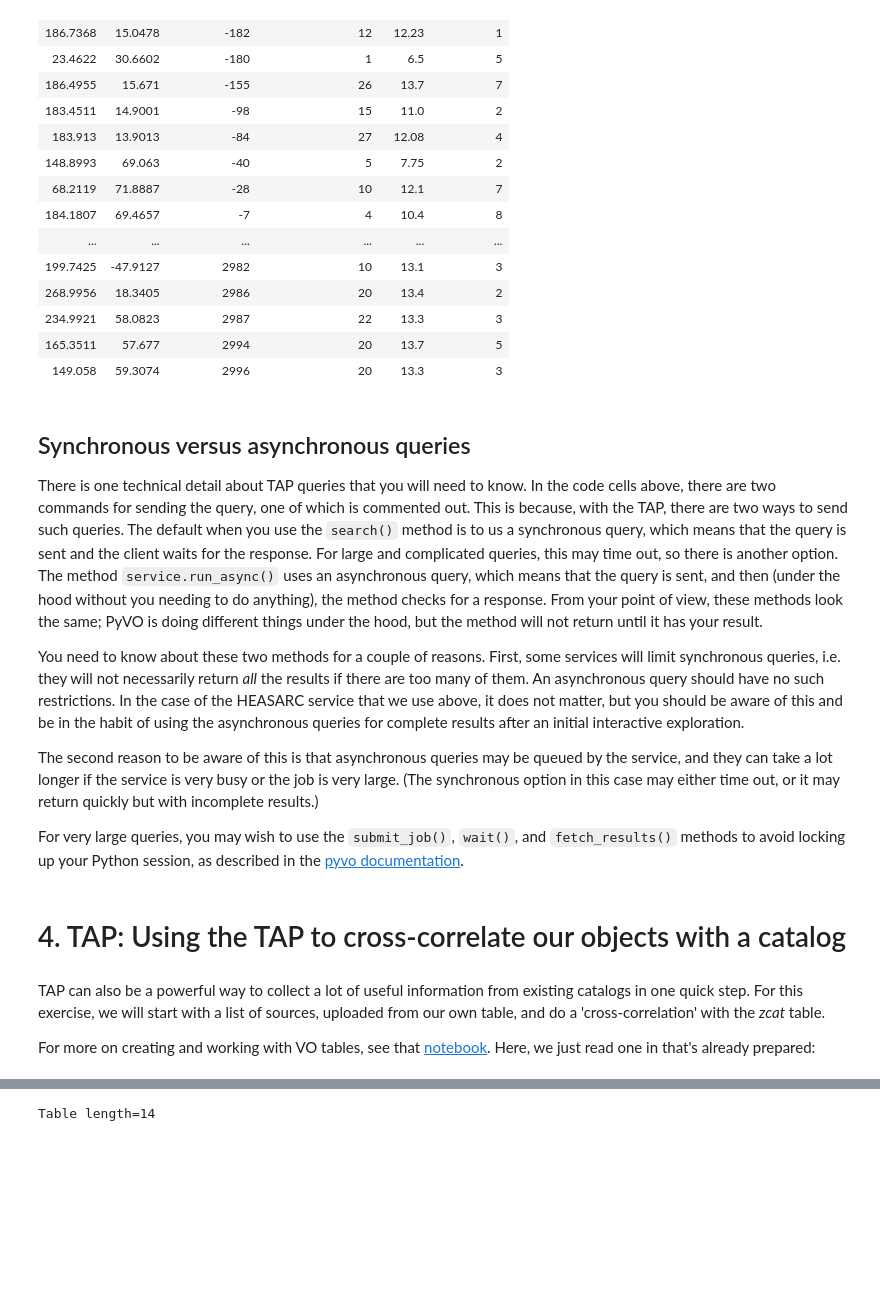
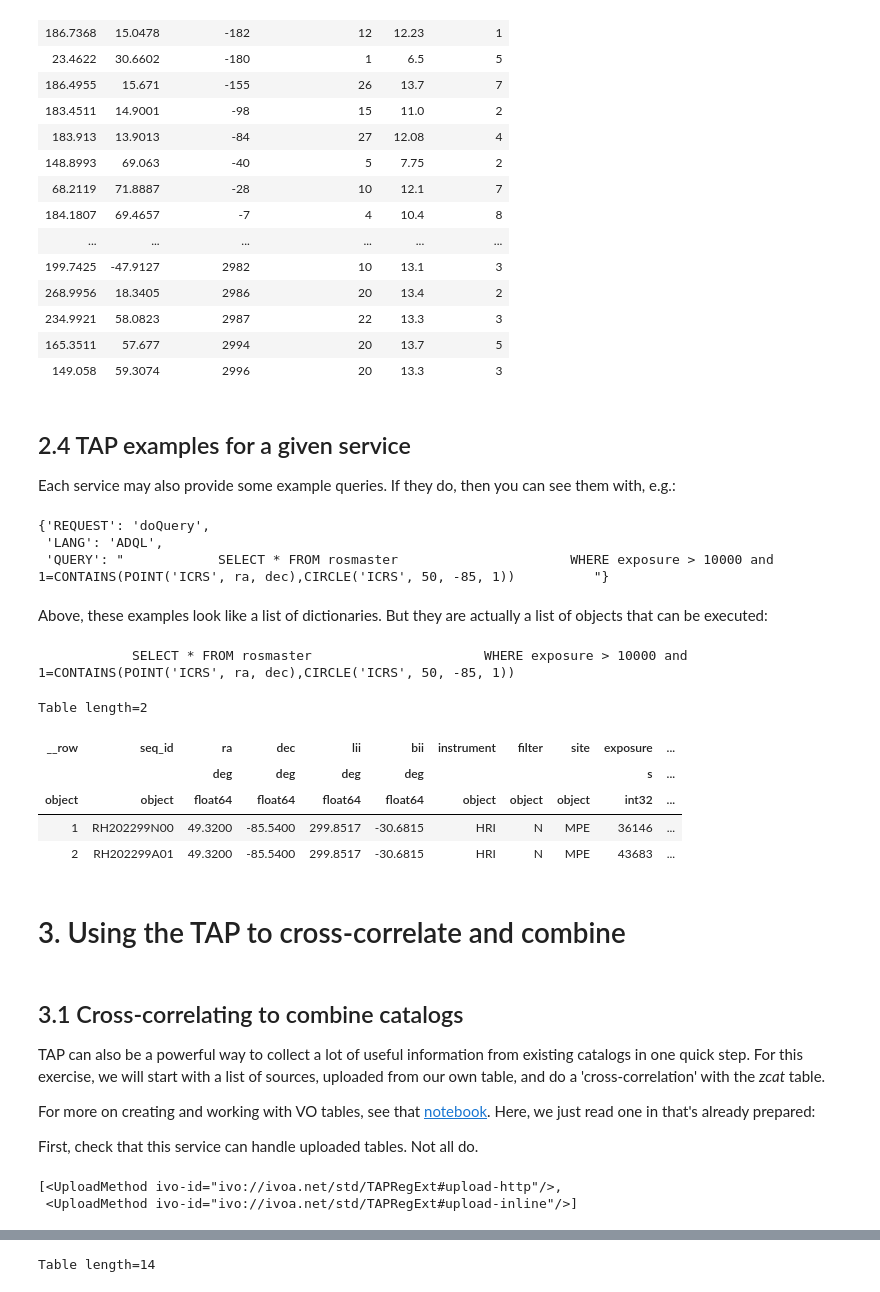
Before and after one commit to NASA-NAVO/navo-workshop, a Jupyter notebook: notebooks/Tables/exec_CS_Catalog_queries.ipynb, the cells around one changed output, grey strips where cells are left out. Drawn from its saved outputs; the diff is of its cells as text; code cells hidden in the pictures; blank space fills up the shorter version.

```diff
--- a/notebooks/Tables/exec_CS_Catalog_queries.ipynb
+++ b/notebooks/Tables/exec_CS_Catalog_queries.ipynb
@@ -238,21 +249,51 @@ Table length=1120
 | 234.9921 | 58.0823 | 2987 | 22 | 13.3 | 3 |
 | 165.3511 | 57.677 | 2994 | 20 | 13.7 | 5 |
 | 149.058 | 59.3074 | 2996 | 20 | 13.3 | 3 |
-# %% [markdown]
-## Synchronous versus asynchronous queries
-
-There is one technical detail about TAP queries that you will need to know.  In the code cells above, there are two commands for sending the query, one of which is commented out.  This is because, with the TAP, there are two ways to send such queries.  The default when you use the `search()` method is to us a synchronous query, which means that the query is sent and the client waits for the response.  For large and complicated queries, this may time out, so there is another option.  The method `service.run_async()` uses an asynchronous query, which means that the query is sent, and then (under the hood without you needing to do anything), the method checks for a response.  From your point of view, these methods look the same;  PyVO is doing different things under the hood, but the method will not return until it has your result.
-
-You need to know about these two methods for a couple of reasons.  First, some services will limit synchronous queries, i.e. they will not necessarily return *all* the results if there are too many of them.  An asynchronous query should have no such restrictions.  In the case of the HEASARC service that we use above, it does not matter, but you should be aware of this and be in the habit of using the asynchronous queries for complete results after an initial interactive exploration.
-
-The second reason to be aware of this is that asynchronous queries may be queued by the service, and they can take a lot longer if the service is very busy or the job is very large.  (The synchronous option in this case may either time out, or it may return quickly but with incomplete results.)
-
-For very large queries, you may wish to use the `submit_job()`, `wait()`, and `fetch_results()` methods to avoid locking up your Python session, as described in the [pyvo documentation](https://pyvo.readthedocs.io/en/latest/dal/index.html#jobs).
+# %% [markdown]
+
+<a id="examples"></a>
+
+
+## 2.4  TAP examples for a given service
+
+Each service may also provide some example queries.  If they do, then you can see them with, e.g.:
+# %%
+heasarc_tap_services[0].service.examples[0]
+# %% [output]
+{'REQUEST': 'doQuery',
+ 'LANG': 'ADQL',
+ 'QUERY': "            SELECT * FROM rosmaster                      WHERE exposure > 10000 and                            1=CONTAINS(POINT('ICRS', ra, dec),CIRCLE('ICRS', 50, -85, 1))          "}
+# %% [markdown]
+Above, these examples look like a list of dictionaries.  But they are actually a list of objects that can be executed:
+# %%
+for example in heasarc_tap_services[0].service.examples:
+    print(example['QUERY'])
+    result=example.execute()
+    #  Stop at one
+    break
+result.to_table()
+# %% [output]
+            SELECT * FROM rosmaster                      WHERE exposure > 10000 and                            1=CONTAINS(POINT('ICRS', ra, dec),CIRCLE('ICRS', 50, -85, 1))
+Table length=2
+| __row | seq_id | ra | dec | lii | bii | instrument | filter | site | exposure | ... |
+|  |  | deg | deg | deg | deg |  |  |  | s | ... |
+| object | object | float64 | float64 | float64 | float64 | object | object | object | int32 | ... |
+| 1 | RH202299N00 | 49.3200 | -85.5400 | 299.8517 | -30.6815 | HRI | N | MPE | 36146 | ... |
+| 2 | RH202299A01 | 49.3200 | -85.5400 | 299.8517 | -30.6815 | HRI | N | MPE | 43683 | ... |
 # %% [markdown]
 <a id="cc"></a>
-# 4. TAP:  Using the TAP to cross-correlate our objects with a catalog
+# 3.  Using the TAP to cross-correlate and combine
 # %% [markdown]
+## 3.1  Cross-correlating to combine catalogs
+
 TAP can also be a powerful way to collect a lot of useful information from existing catalogs in one quick step. For this exercise, we will start with a list of sources, uploaded from our own table, and do a 'cross-correlation' with the *zcat* table.
 
 For more on creating and working with VO tables, see that [notebook](CS_VO_Tables.ipynb).  Here, we just read one in that's already prepared:
+
+First, check that this service can handle uploaded tables.   Not all do.
+# %%
+heasarc_tap_services[0].service.upload_methods
+# %% [output]
+[<UploadMethod ivo-id="ivo://ivoa.net/std/TAPRegExt#upload-http"/>,
+ <UploadMethod ivo-id="ivo://ivoa.net/std/TAPRegExt#upload-inline"/>]
 # %% [markdown]
```
Also changed, not shown: parts of 10 cells of this notebook, 25 other files.
